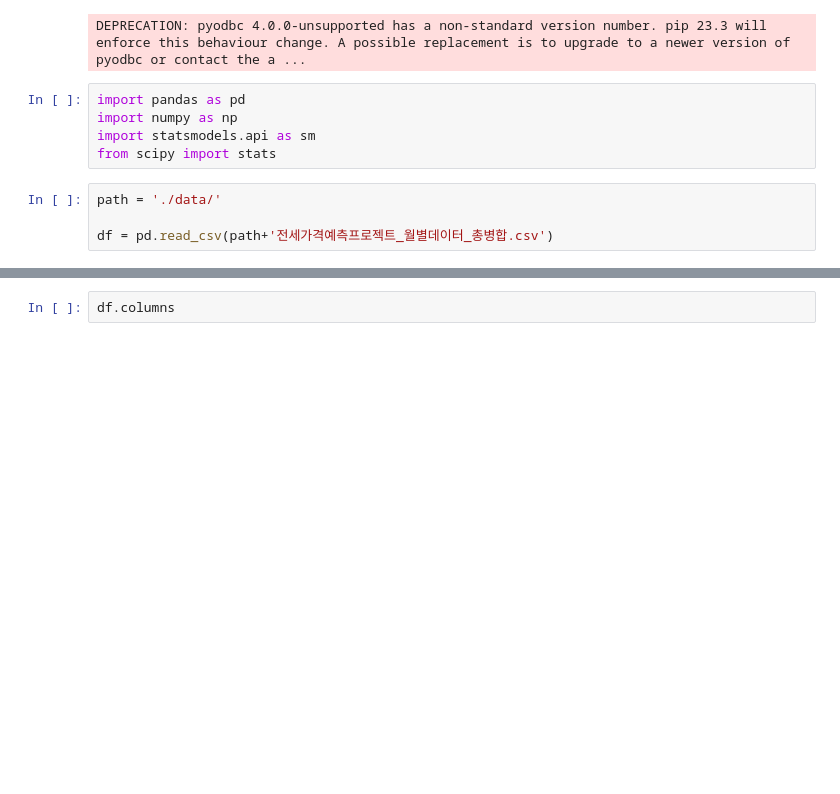
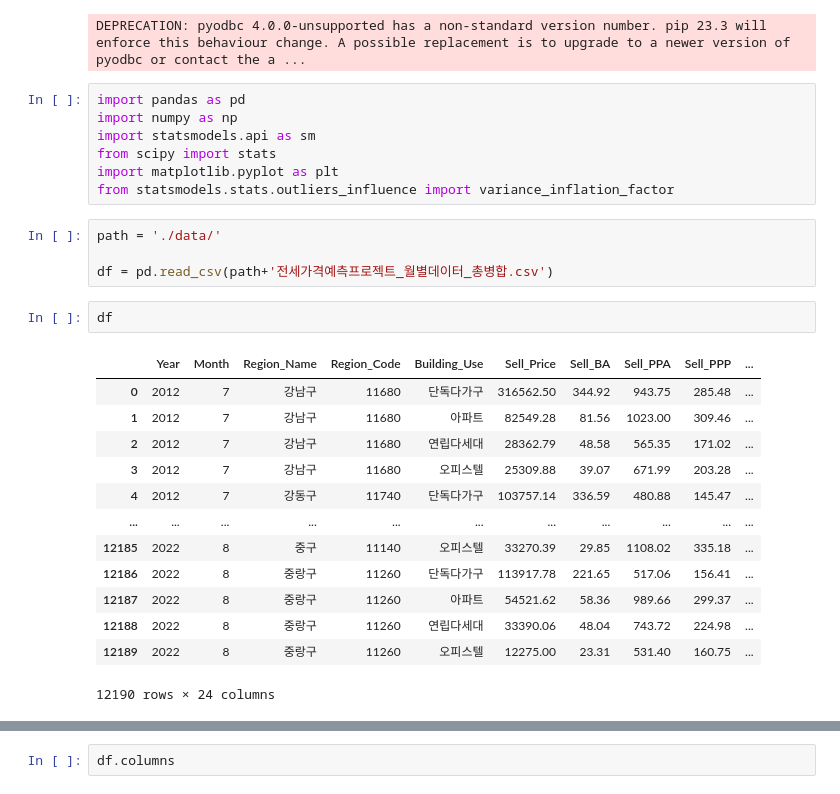
Before and after one commit to HSYhrae/team3_semi_project, a Jupyter notebook: Regression_analysis_scipy.ipynb, the cells around one changed output, grey strips where cells are left out. Saved outputs shown, nothing was run; the diff lists cells and outputs as text; blank space fills up the shorter version.

```diff
--- a/Regression_analysis_scipy.ipynb
+++ b/Regression_analysis_scipy.ipynb
@@ -28,7 +17,25 @@ import pandas as pd
 import numpy as np
 import statsmodels.api as sm
 from scipy import stats
+import matplotlib.pyplot as plt
+from statsmodels.stats.outliers_influence import variance_inflation_factor
 # %%
 path = './data/'
 
 df = pd.read_csv(path+'전세가격예측프로젝트_월별데이터_총병합.csv')
+# %%
+df
+# %% [output]
+|  | Year | Month | Region_Name | Region_Code | Building_Use | Sell_Price | Sell_BA | Sell_PPA | Sell_PPP | ... |
+| 0 | 2012 | 7 | 강남구 | 11680 | 단독다가구 | 316562.50 | 344.92 | 943.75 | 285.48 | ... |
+| 1 | 2012 | 7 | 강남구 | 11680 | 아파트 | 82549.28 | 81.56 | 1023.00 | 309.46 | ... |
+| 2 | 2012 | 7 | 강남구 | 11680 | 연립다세대 | 28362.79 | 48.58 | 565.35 | 171.02 | ... |
+| 3 | 2012 | 7 | 강남구 | 11680 | 오피스텔 | 25309.88 | 39.07 | 671.99 | 203.28 | ... |
+| 4 | 2012 | 7 | 강동구 | 11740 | 단독다가구 | 103757.14 | 336.59 | 480.88 | 145.47 | ... |
+| ... | ... | ... | ... | ... | ... | ... | ... | ... | ... | ... |
+| 12185 | 2022 | 8 | 중구 | 11140 | 오피스텔 | 33270.39 | 29.85 | 1108.02 | 335.18 | ... |
+| 12186 | 2022 | 8 | 중랑구 | 11260 | 단독다가구 | 113917.78 | 221.65 | 517.06 | 156.41 | ... |
+| 12187 | 2022 | 8 | 중랑구 | 11260 | 아파트 | 54521.62 | 58.36 | 989.66 | 299.37 | ... |
+| 12188 | 2022 | 8 | 중랑구 | 11260 | 연립다세대 | 33390.06 | 48.04 | 743.72 | 224.98 | ... |
+| 12189 | 2022 | 8 | 중랑구 | 11260 | 오피스텔 | 12275.00 | 23.31 | 531.40 | 160.75 | ... |
+12190 rows × 24 columns
```
Also changed, not shown: parts of 15 cells of this notebook, 1 other file.
